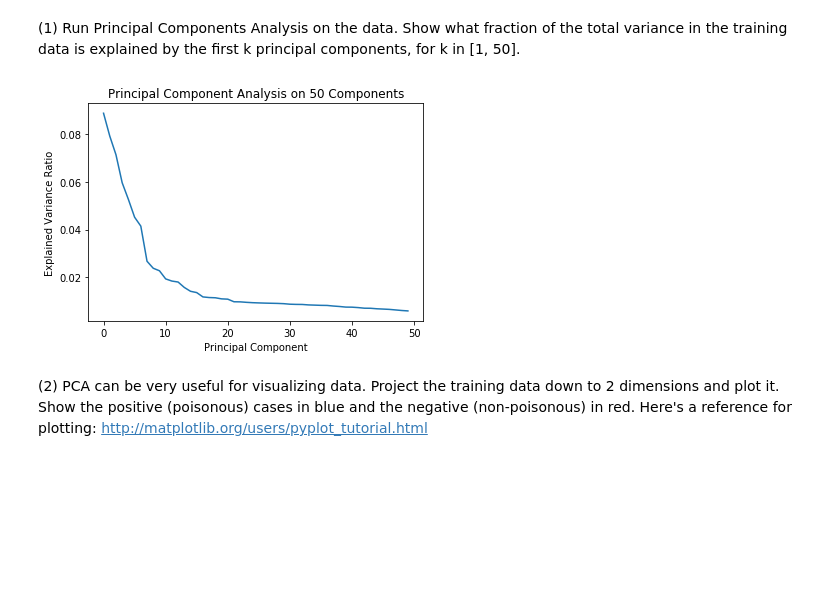
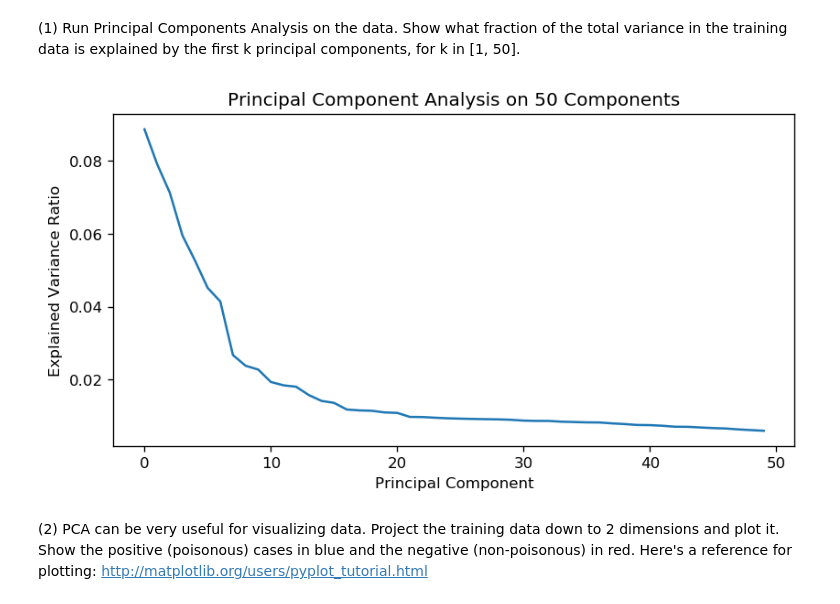
Before and after one commit to kevinhanna/W207_Projects, a Jupyter notebook: Kevin_Hanna_p3.ipynb, the cells around one changed output. Cells and saved outputs as stored; diff of their text form; code cells hidden in the pictures; blank space fills up the shorter version.

```diff
--- a/Kevin_Hanna_p3.ipynb
+++ b/Kevin_Hanna_p3.ipynb
@@ -65,25 +65,26 @@ print ("{} {}".format(train_data.shape, test_data.shape))
 # %%
 def P1():
 ### STUDENT START ###
     X = train_data
 
     k = 50
 
     X_norm = StandardScaler().fit_transform(X)
 
     pca = PCA(n_components=k)
     pca.fit(X_norm)
+    fig = plt.figure(figsize=(8, 4), dpi=120)
 
     plt.plot(pca.explained_variance_ratio_)
     plt.title('Principal Component Analysis on 50 Components')
     plt.xlabel('Principal Component')
     plt.ylabel('Explained Variance Ratio')
 
 ### STUDENT END ###
 
 P1()
 # %% [output]
-[figure, old version]
+[figure, new version]
 # %% [markdown]
 (2) PCA can be very useful for visualizing data. Project the training data down to 2 dimensions and plot it. Show the positive (poisonous) cases in blue and the negative (non-poisonous) in red. Here's a reference for plotting: http://matplotlib.org/users/pyplot_tutorial.html
 # %%
```
Also changed, not shown: parts of 4 cells of this notebook, 2 other files.
